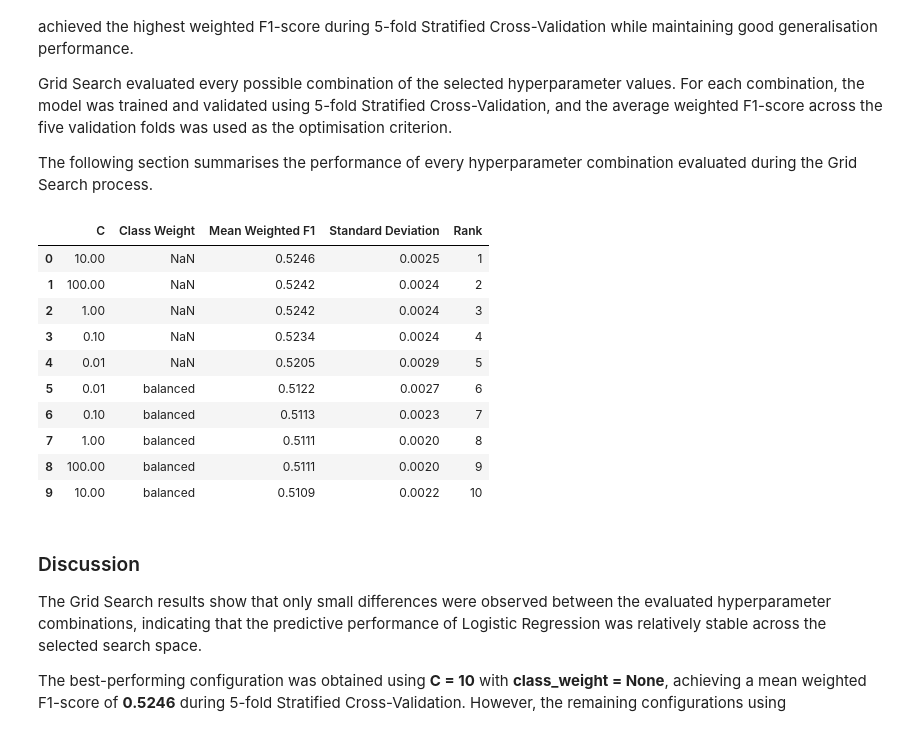
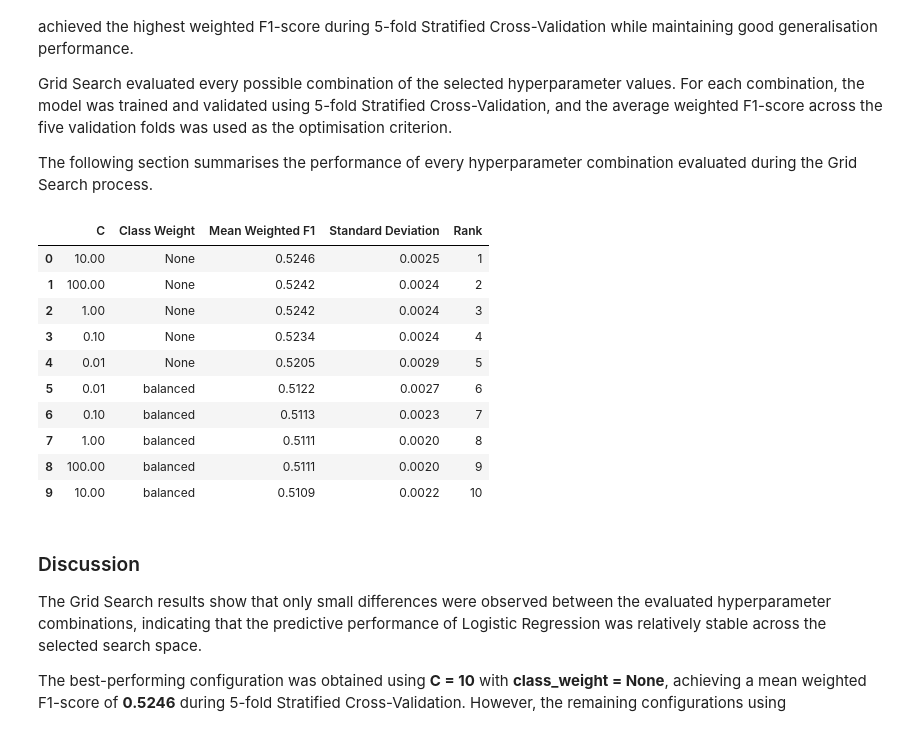
Before and after one commit to ajay-nagpal/Hospital-Readmission-Prediction, a Jupyter notebook: hospital_readmission.ipynb, the cells around one changed output. Cells and saved outputs as stored; diff of their text form; code cells hidden in the pictures.

```diff
--- a/hospital_readmission.ipynb
+++ b/hospital_readmission.ipynb
@@ -4520,38 +4816,44 @@ grid_search_results = grid_search_results[[
 grid_search_results.columns = [
     "C",
     "Class Weight",
     "Mean Weighted F1",
     "Standard Deviation",
     "Rank"
 ]
 
 # Sort from best to worst.
 grid_search_results = grid_search_results.sort_values(
     by="Rank"
 ).reset_index(drop=True)
 
+# Replace missing values with the text "None".
+grid_search_results["Class Weight"] = (
+    grid_search_results["Class Weight"]
+    .fillna("None")
+)
+
 # Round the evaluation scores.
 grid_search_results["Mean Weighted F1"] = (
     grid_search_results["Mean Weighted F1"]
     .astype(float)
     .round(4)
 )
 
 grid_search_results["Standard Deviation"] = (
     grid_search_results["Standard Deviation"]
     .astype(float)
     .round(4)
 )
 
 # Display the Grid Search results.
 display(grid_search_results)
 # %% [output]
 |  | C | Class Weight | Mean Weighted F1 | Standard Deviation | Rank |
-| 0 | 10.00 | NaN | 0.5246 | 0.0025 | 1 |
-| 1 | 100.00 | NaN | 0.5242 | 0.0024 | 2 |
-| 2 | 1.00 | NaN | 0.5242 | 0.0024 | 3 |
-| 3 | 0.10 | NaN | 0.5234 | 0.0024 | 4 |
-| 4 | 0.01 | NaN | 0.5205 | 0.0029 | 5 |
+| 0 | 10.00 | None | 0.5246 | 0.0025 | 1 |
+| 1 | 100.00 | None | 0.5242 | 0.0024 | 2 |
+| 2 | 1.00 | None | 0.5242 | 0.0024 | 3 |
+| 3 | 0.10 | None | 0.5234 | 0.0024 | 4 |
+| 4 | 0.01 | None | 0.5205 | 0.0029 | 5 |
 | 5 | 0.01 | balanced | 0.5122 | 0.0027 | 6 |
 | 6 | 0.10 | balanced | 0.5113 | 0.0023 | 7 |
 | 7 | 1.00 | balanced | 0.5111 | 0.0020 | 8 |
```
Also changed, not shown: parts of 21 cells of this notebook.
